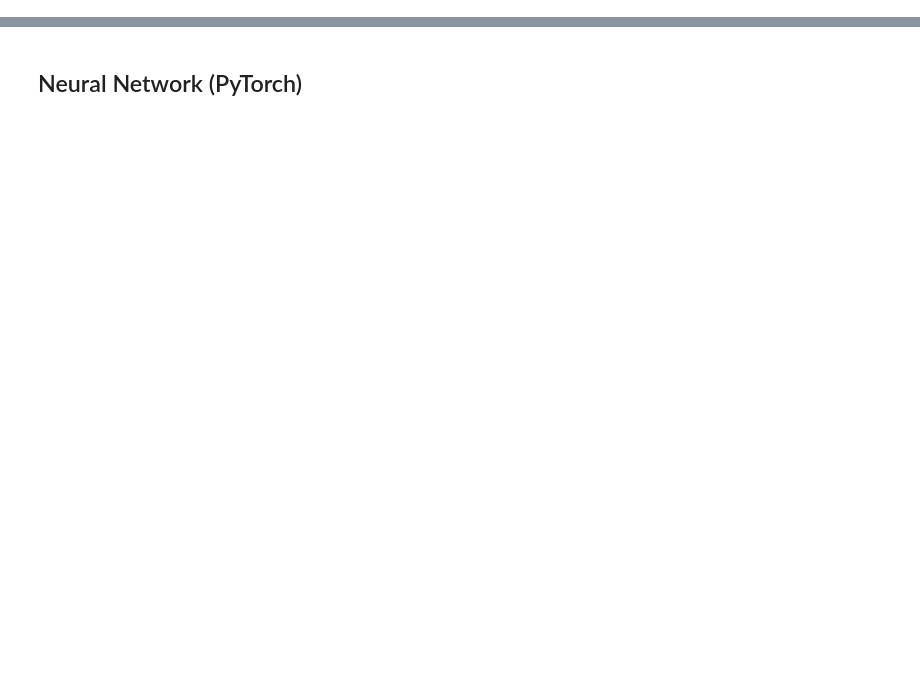
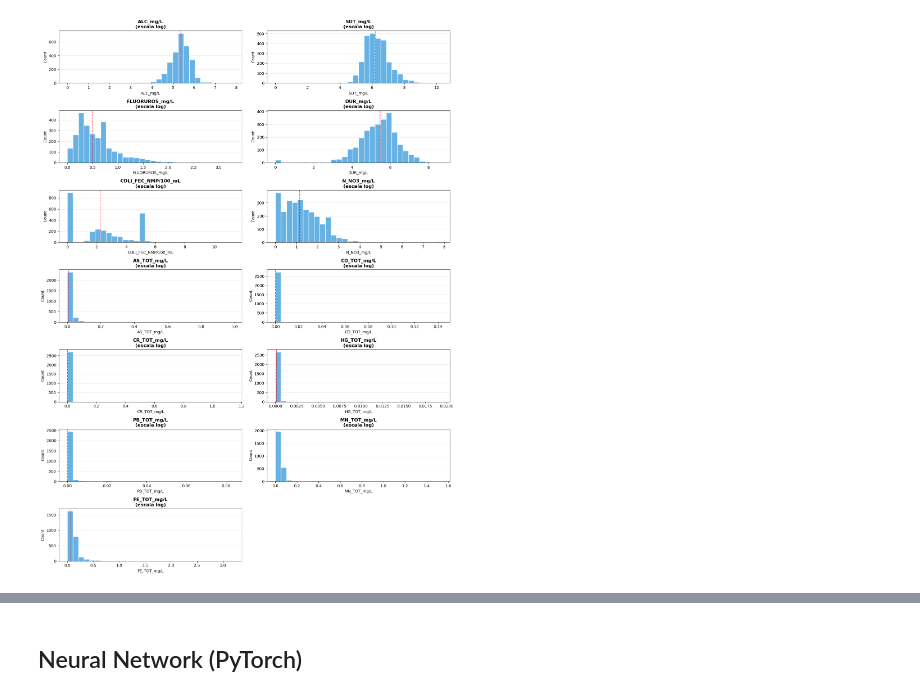
Before and after one commit to Albertomhz01/mexico-groundwater-quality, a Jupyter notebook: mexico_groundwater_quality_classification.ipynb, the cells around one changed output, grey strips where cells are left out. Drawn from its saved outputs; the diff is of its cells as text; code cells hidden in the pictures; blank space fills up the shorter version.

```diff
--- a/mexico_groundwater_quality_classification.ipynb
+++ b/mexico_groundwater_quality_classification.ipynb
@@ -84,0 +301,10 @@ for col in cols_to_convert:
+# %%
+# Count rows with "<" after cleaning
+less_than_counts = pd.Series(dtype=int)
+for col in features:
+    count = df[col].astype(str).str.startswith('<').sum()
+    less_than_counts[col] = count
+
+print("Count of values starting with '<':")
+print(less_than_counts)
+print(f"\nTotal: {less_than_counts.sum()}")
@@ -84,0 +329,2 @@ for col in cols_to_convert:
+# %%
+df = df[features + ['SEMÁFORO', 'CONTAMINANTES']].copy()
@@ -88,0 +401,41 @@ df.head()
+# %%
+import matplotlib.patches as mpatches
+# Correct columns to be plotted
+cols_to_plot = [col for col in df.columns if col != 'SEMÁFORO' and col != 'CONTAMINANTES']
+
+fig, axes = plt.subplots(nrows=7, ncols=2, figsize=(15, 20))
+axes = axes.flatten()
+
+for idx, col in enumerate(cols_to_plot):
+    data = df[col].dropna()
+
+    # Detect log_scale
+    rango = data.max() / (data.min() + 1e-9) if data.min() >= 0 else None
+    usar_log = rango is not None and rango > 100
+
+    vals = np.log1p(data) if usar_log else data
+    color = '#3498db' if usar_log else '#2ecc71'
+
+    sns.histplot(data=vals, bins=30, color=color, edgecolor='white', ax=axes[idx], kde=False)
+
+    titulo = f'{col}\n(escala log)' if usar_log else col
+    axes[idx].set_title(titulo, fontweight='bold')
+
+    # Median line
+    median_val = np.log1p(data.median()) if usar_log else data.median()
+    axes[idx].axvline(median_val, color='red', linestyle='--', linewidth=1.5, alpha=0.7)
+
+    axes[idx].grid(axis='y', alpha=0.3)
+
+# Hide empty subplots
+for j in range(idx + 1, len(axes)):
+    axes[j].set_visible(False)
+
+# Legend
+patch_log = mpatches.Patch(color='#3498db', label='Escala log (rango amplio)')
+patch_lin = mpatches.Patch(color='#2ecc71', label='Escala lineal')
+plt.legend(handles=[patch_log, patch_lin], loc='upper right')
+plt.tight_layout()
+plt.show()
+# %% [output]
+[figure, added]
```
Also changed, not shown: parts of 85 cells of this notebook, 9 other files.
